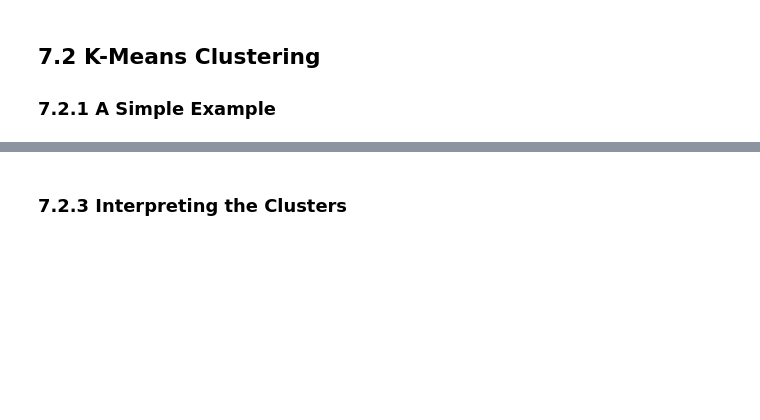
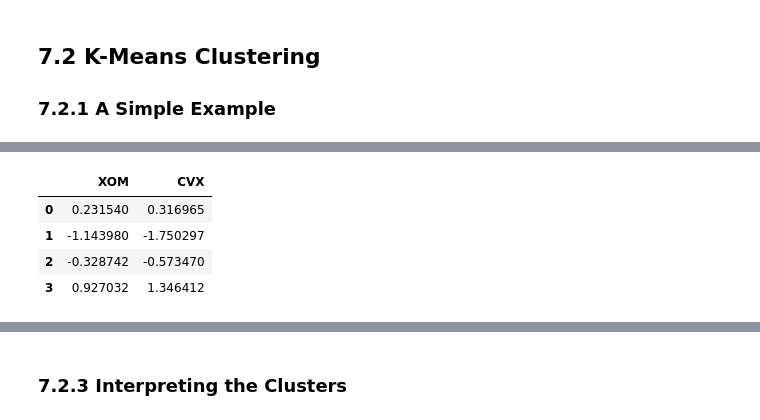
Before and after one commit to young-hwanlee/my-practical-statistics-for-data-scientists, a Jupyter notebook: Chapter_7_Unsupervised_Learning.ipynb, the cells around one changed output, grey strips where cells are left out. Cells and saved outputs as stored; diff of their text form; code cells hidden in the pictures; blank space fills up the shorter version.

```diff
--- a/Chapter_7_Unsupervised_Learning.ipynb
+++ b/Chapter_7_Unsupervised_Learning.ipynb
@@ -247,6 +269,13 @@ print(df.head())
 # %%
 centers = pd.DataFrame(kmeans.cluster_centers_, columns=['XOM', 'CVX'])
-print(centers)
+# print(centers)
+centers
+# %% [output]
+|  | XOM | CVX |
+| 0 | 0.231540 | 0.316965 |
+| 1 | -1.143980 | -1.750297 |
+| 2 | -0.328742 | -0.573470 |
+| 3 | 0.927032 | 1.346412 |
 # %%
 fig, ax = plt.subplots(figsize=(4, 4))
 ax = sns.scatterplot(x='XOM', y='CVX', hue='cluster', style='cluster',
```
Also changed, not shown: parts of 10 cells of this notebook.
